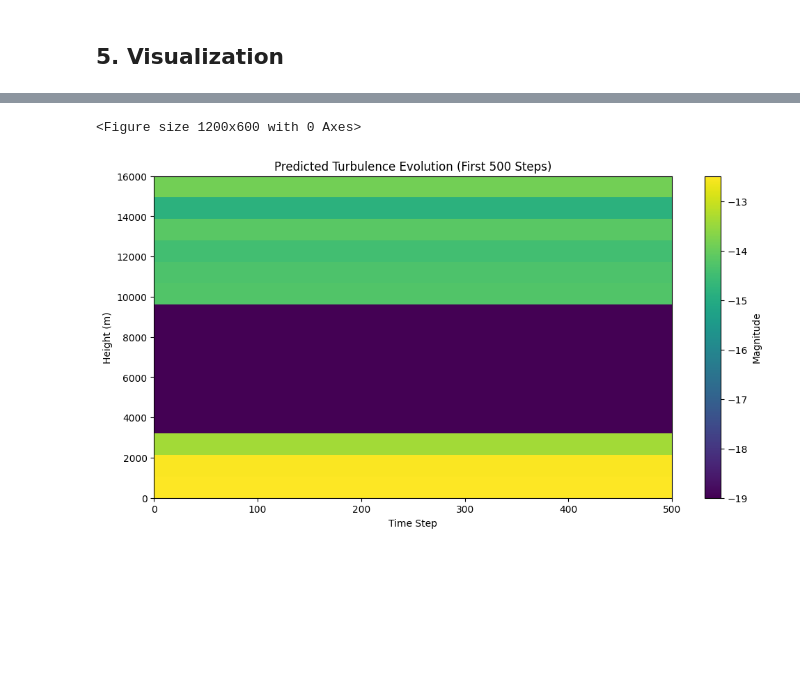
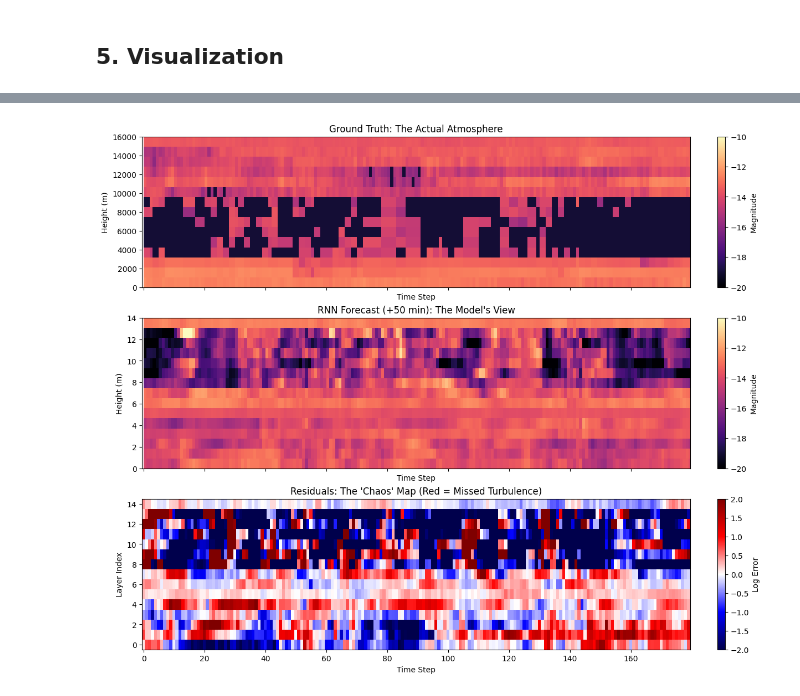
Before and after one commit to CDJellen/otbench, a Jupyter notebook: notebooks/tomography_analysis.ipynb, the cells around one changed output, grey strips where cells are left out. Drawn from its saved outputs; the diff is of its cells as text; code cells hidden in the pictures; blank space fills up the shorter version.

Commit message:
more tomography improvemnts

```diff
--- a/notebooks/tomography_analysis.ipynb
+++ b/notebooks/tomography_analysis.ipynb
@@ -152,7 +152,43 @@ plt.show()
-# %%
-plt.figure(figsize=(12, 6))
-plot_time_series_heatmap(y_pred[:500], feature_names=task.get_target_name(), title="Predicted Turbulence Evolution (First 500 Steps)")
-plt.show()
-# %% [output]
-<Figure size 1200x600 with 0 Axes>
-[figure, removed]
+# %%
+import matplotlib.pyplot as plt
+
+from otbench.plot.tomography import plot_time_series_heatmap
+
+# 1. Slice a dynamic event (e.g., a 3-hour window)
+# We choose a window where turbulence actually changes to see if RNN reacts
+window = slice(1000, 1180)
+
+fig, (ax1, ax2, ax3) = plt.subplots(3, 1, figsize=(12, 10), sharex=True, constrained_layout=True)
+
+# A. Ground Truth (The Reality)
+plot_time_series_heatmap(
+    y_test.iloc[window],
+    ax=ax1,
+    title="Ground Truth: The Actual Atmosphere",
+    cmap="magma",
+    vmin=-20,
+    vmax=-10,
+)
+
+# B. RNN Forecast (The Prediction)
+plot_time_series_heatmap(
+    y_pred[window],
+    ax=ax2,
+    title=f"RNN Forecast (+{task.forecast_horizon*5} min): The Model's View",
+    cmap="magma",
+    vmin=-20,
+    vmax=-10,
+)
+
+# C. The Error Map (Where did we fail?)
+# Red = Underpredicted, Blue = Overpredicted
+error_map = y_test.iloc[window].values - y_pred[window]
+im = ax3.imshow(error_map.T, aspect='auto', origin='lower', cmap='seismic', vmin=-2, vmax=2)
+ax3.set_title("Residuals: The 'Chaos' Map (Red = Missed Turbulence)")
+ax3.set_ylabel("Layer Index")
+ax3.set_xlabel("Time Step")
+plt.colorbar(im, ax=ax3, label="Log Error")
+
+plt.show()
+# %% [output]
+[figure, added]
```
Also changed, not shown: parts of 4 cells of this notebook, 3 other files.
